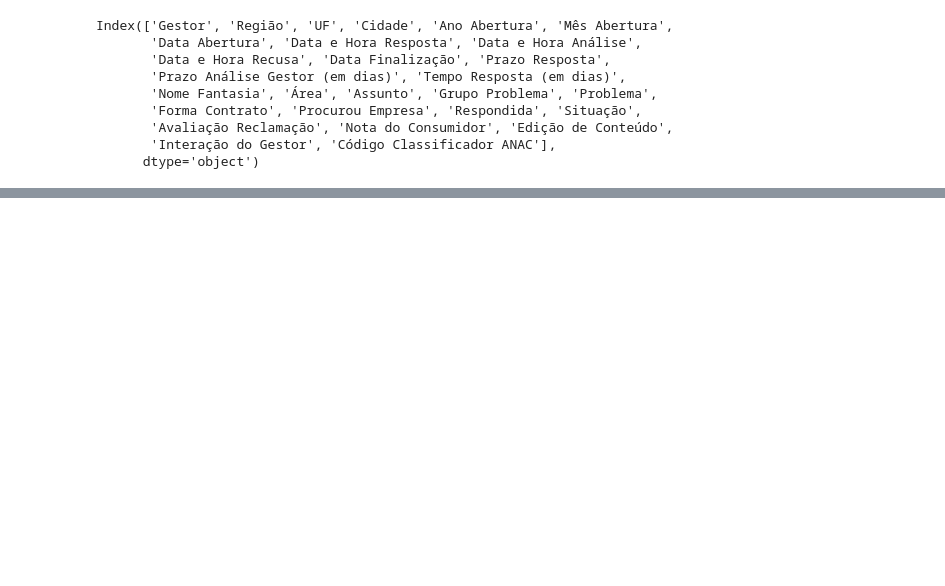
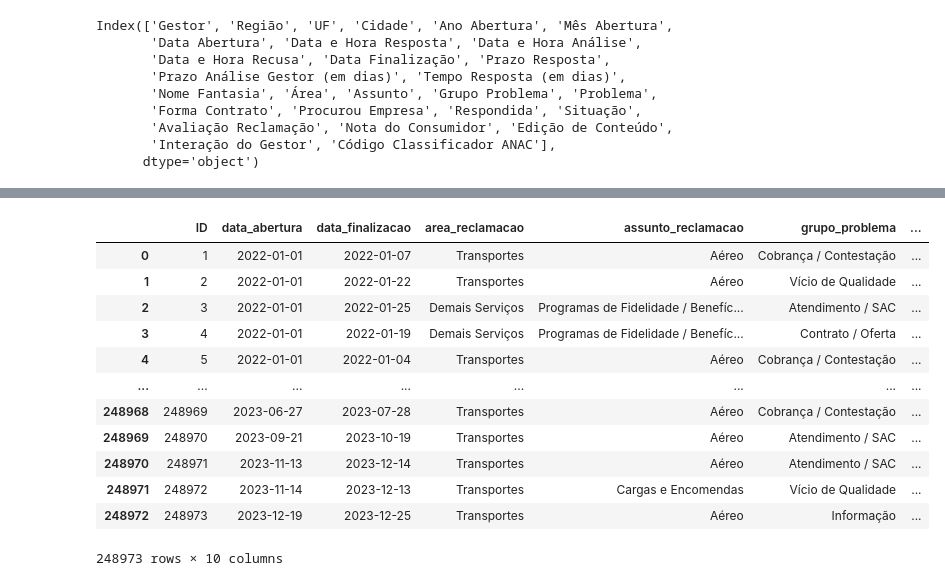
Before and after one commit to CCO-HomeSentinel/analise-aeroportos, a Jupyter notebook: analise_voos.ipynb, the cells around one changed output, grey strips where cells are left out. Cells and saved outputs as stored; diff of their text form; code cells hidden in the pictures; blank space fills up the shorter version.

```diff
--- a/analise_voos.ipynb
+++ b/analise_voos.ipynb
@@ -229,0 +263,11 @@ df_voos_domesticos['assentos_ocupados'] = df_voos_domesticos.apply(lambda row: g
+# %%
+tb_cidade = df_aeroportos[['MUNICÍPIO ATENDIDO', 'UF']]
+tb_cidade = tb_cidade.merge(tb_estado, left_on='UF', right_on='Sigla')
+tb_cidade = tb_cidade.rename(columns={'ID':'uf_id'})
+tb_cidade = tb_cidade.drop(columns={'Estado','Sigla'})
+tb_cidade['ID'] = tb_cidade.index + 1
+tb_cidade = tb_cidade[['ID', 'MUNICÍPIO ATENDIDO', 'UF', 'uf_id']]
+
+tb_cidade = tb_cidade.drop_duplicates()
+
+tb_cidade
@@ -285,6 +488,0 @@ tb_estado = tb_estado[['ID', 'Estado', 'Sigla']]
-# %%
-#tabela cidade
-
-tb_cidade = df_aeroportos[['MUNICÍPIO ATENDIDO', 'UF']]
-
-tb_cidade = tb_cidade.merge(tb_estado, left_on= )
@@ -327,0 +489,54 @@ Index(['CÓDIGO OACI', 'CIAD', 'NOME', 'MUNICÍPIO ATENDIDO', 'UF', 'LATITUDE',
+# %%
+import hashlib
+
+# Selecionando as colunas necessárias de df_reclamacoes
+df_reclamacoes_selected = df_reclamacoes[['Data Abertura', 'Data Finalização', 'Área', 'Assunto', 'Grupo Problema', 'Situação', 'Avaliação Reclamação', 'Cidade']]
+
+# Renomeando as colunas para a tabela fato_reclamacao
+tb_fato_reclamacao = df_reclamacoes_selected.rename(columns={
+    'Data Abertura': 'data_abertura',
+    'Data Finalização': 'data_finalizacao',
+    'Área': 'area_reclamacao',
+    'Assunto': 'assunto_reclamacao',
+    'Grupo Problema': 'grupo_problema',
+    'Situação': 'situacao_reclamacao',
+    'Avaliação Reclamação': 'avaliacao_reclamacao',
+    'Cidade': 'cidade'
+})
+
+
+tb_fato_reclamacao['cidade'] = tb_fato_reclamacao['cidade'].str.upper()
+tb_fato_reclamacao = tb_fato_reclamacao.merge(tb_cidade, left_on='cidade', right_on='MUNICÍPIO ATENDIDO')
+
+
+tb_fato_reclamacao = tb_fato_reclamacao.rename(columns={'ID': 'cidade_id'})
+
+# Adicionando coluna de ID
+tb_fato_reclamacao['ID'] = tb_fato_reclamacao.index + 1
+
+tb_fato_reclamacao = tb_fato_reclamacao[['ID','data_abertura', 'data_finalizacao', 'area_reclamacao', 'assunto_reclamacao', 'grupo_problema', 'situacao_reclamacao', 'avaliacao_reclamacao', 'cidade_id']]
+
+tb_fato_reclamacao
+
+# Criando a coluna hash_reclamacao
+tb_fato_reclamacao['hash_reclamacao'] = tb_fato_reclamacao.apply(
+    lambda row: hashlib.sha256(
+        f"{row['data_abertura']}{row['data_finalizacao']}{row['area_reclamacao']}{row['assunto_reclamacao']}{row['grupo_problema']}{row['situacao_reclamacao']}{row['avaliacao_reclamacao']}{row['cidade_id']}".encode('utf-8')
+    ).hexdigest(), axis=1
+)
+
+tb_fato_reclamacao
+# %% [output]
+|  | ID | data_abertura | data_finalizacao | area_reclamacao | assunto_reclamacao | grupo_problema | ... |
+| 0 | 1 | 2022-01-01 | 2022-01-07 | Transportes | Aéreo | Cobrança / Contestação | ... |
+| 1 | 2 | 2022-01-01 | 2022-01-22 | Transportes | Aéreo | Vício de Qualidade | ... |
+| 2 | 3 | 2022-01-01 | 2022-01-25 | Demais Serviços | Programas de Fidelidade / Benefíc... | Atendimento / SAC | ... |
+| 3 | 4 | 2022-01-01 | 2022-01-19 | Demais Serviços | Programas de Fidelidade / Benefíc... | Contrato / Oferta | ... |
+| 4 | 5 | 2022-01-01 | 2022-01-04 | Transportes | Aéreo | Cobrança / Contestação | ... |
+| ... | ... | ... | ... | ... | ... | ... | ... |
+| 248968 | 248969 | 2023-06-27 | 2023-07-28 | Transportes | Aéreo | Cobrança / Contestação | ... |
+| 248969 | 248970 | 2023-09-21 | 2023-10-19 | Transportes | Aéreo | Atendimento / SAC | ... |
+| 248970 | 248971 | 2023-11-13 | 2023-12-14 | Transportes | Aéreo | Atendimento / SAC | ... |
+| 248971 | 248972 | 2023-11-14 | 2023-12-13 | Transportes | Cargas e Encomendas | Vício de Qualidade | ... |
+| 248972 | 248973 | 2023-12-19 | 2023-12-25 | Transportes | Aéreo | Informação | ... |
+248973 rows × 10 columns
```
Also changed, not shown: parts of 32 cells of this notebook, 2 other files.
